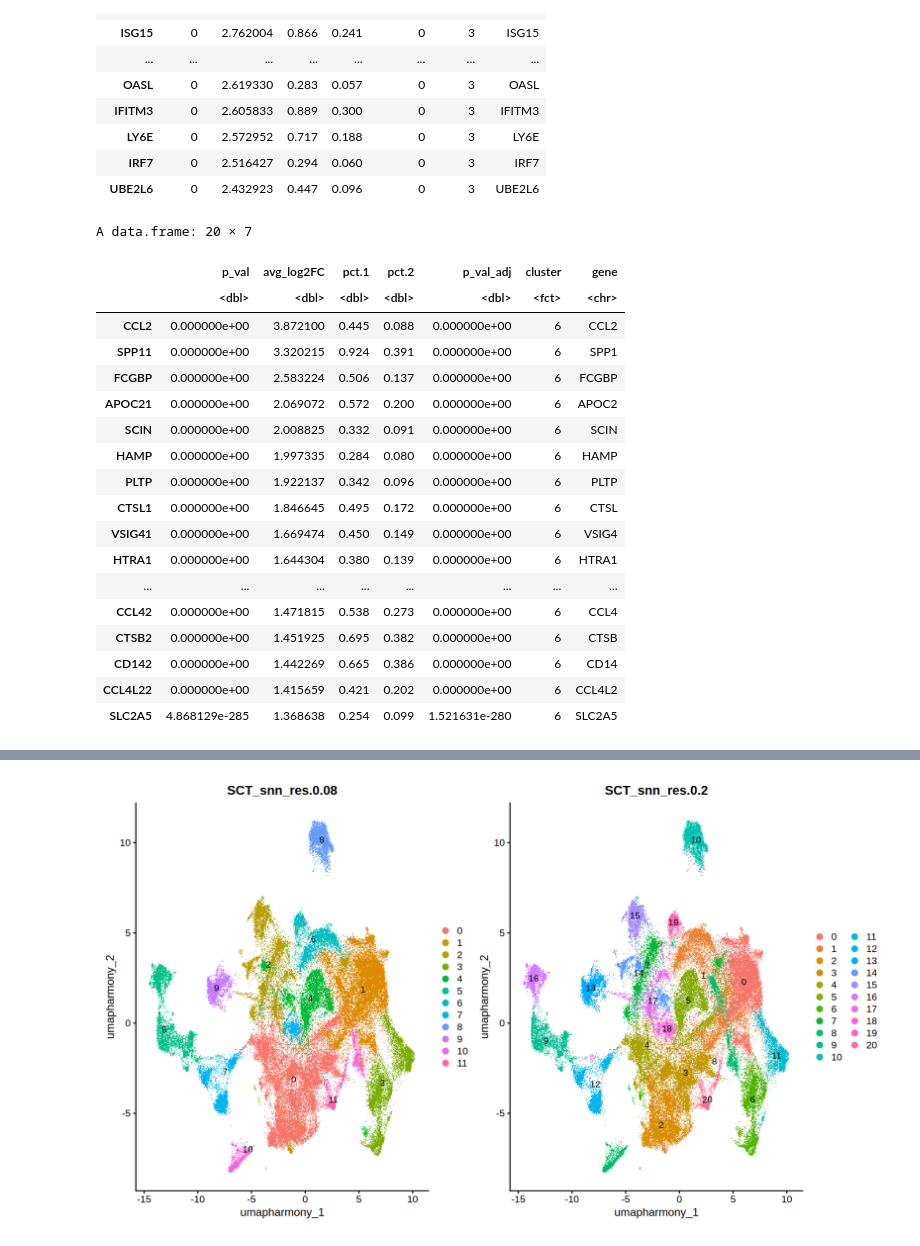
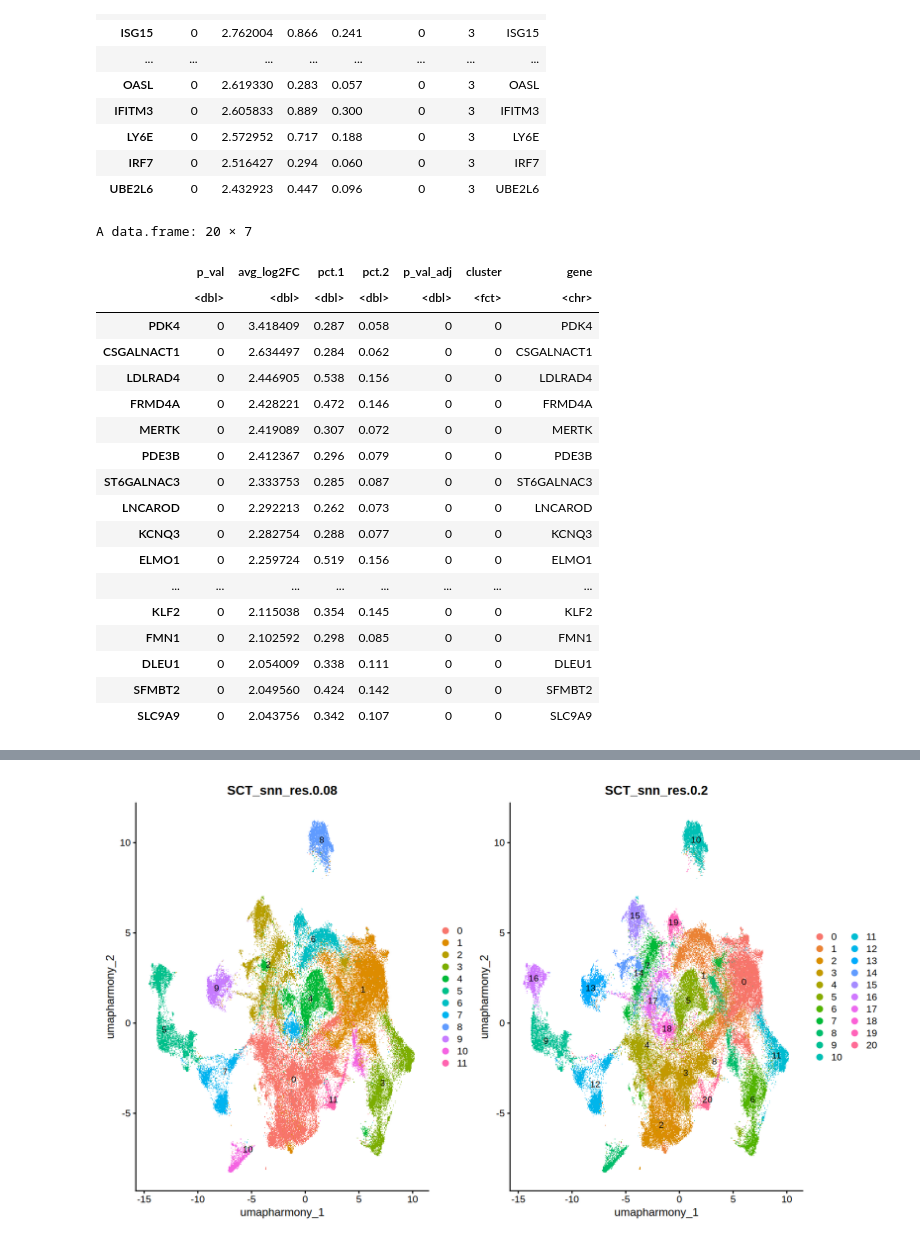
Before and after one commit to bao-mathmod/Gliomas, a Jupyter notebook: 04.upstream/4.3_scRNA/03.subclustering/myeloid/01_1_myeloid_eda.ipynb, the cells around one changed output, grey strips where cells are left out. Saved outputs shown, nothing was run; the diff lists cells and outputs as text; code cells hidden in the pictures.

```diff
--- a/04.upstream/4.3_scRNA/03.subclustering/myeloid/01_1_myeloid_eda.ipynb
+++ b/04.upstream/4.3_scRNA/03.subclustering/myeloid/01_1_myeloid_eda.ipynb
@@ -299,24 +310,24 @@ A data.frame: 20 × 7
 | IRF7 | 0 | 2.516427 | 0.294 | 0.060 | 0 | 3 | IRF7 |
 | UBE2L6 | 0 | 2.432923 | 0.447 | 0.096 | 0 | 3 | UBE2L6 |
 # %%
-cluster6_2 |> head(20)
+cluster0_2 |> head(20)
 # %% [output]
 A data.frame: 20 × 7
 |  | p_val | avg_log2FC | pct.1 | pct.2 | p_val_adj | cluster | gene |
 |  | <dbl> | <dbl> | <dbl> | <dbl> | <dbl> | <fct> | <chr> |
-| CCL2 | 0.000000e+00 | 3.872100 | 0.445 | 0.088 | 0.000000e+00 | 6 | CCL2 |
-| SPP11 | 0.000000e+00 | 3.320215 | 0.924 | 0.391 | 0.000000e+00 | 6 | SPP1 |
-| FCGBP | 0.000000e+00 | 2.583224 | 0.506 | 0.137 | 0.000000e+00 | 6 | FCGBP |
-| APOC21 | 0.000000e+00 | 2.069072 | 0.572 | 0.200 | 0.000000e+00 | 6 | APOC2 |
-| SCIN | 0.000000e+00 | 2.008825 | 0.332 | 0.091 | 0.000000e+00 | 6 | SCIN |
-| HAMP | 0.000000e+00 | 1.997335 | 0.284 | 0.080 | 0.000000e+00 | 6 | HAMP |
-| PLTP | 0.000000e+00 | 1.922137 | 0.342 | 0.096 | 0.000000e+00 | 6 | PLTP |
-| CTSL1 | 0.000000e+00 | 1.846645 | 0.495 | 0.172 | 0.000000e+00 | 6 | CTSL |
-| VSIG41 | 0.000000e+00 | 1.669474 | 0.450 | 0.149 | 0.000000e+00 | 6 | VSIG4 |
-| HTRA1 | 0.000000e+00 | 1.644304 | 0.380 | 0.139 | 0.000000e+00 | 6 | HTRA1 |
+| PDK4 | 0 | 3.418409 | 0.287 | 0.058 | 0 | 0 | PDK4 |
+| CSGALNACT1 | 0 | 2.634497 | 0.284 | 0.062 | 0 | 0 | CSGALNACT1 |
+| LDLRAD4 | 0 | 2.446905 | 0.538 | 0.156 | 0 | 0 | LDLRAD4 |
+| FRMD4A | 0 | 2.428221 | 0.472 | 0.146 | 0 | 0 | FRMD4A |
+| MERTK | 0 | 2.419089 | 0.307 | 0.072 | 0 | 0 | MERTK |
+| PDE3B | 0 | 2.412367 | 0.296 | 0.079 | 0 | 0 | PDE3B |
+| ST6GALNAC3 | 0 | 2.333753 | 0.285 | 0.087 | 0 | 0 | ST6GALNAC3 |
+| LNCAROD | 0 | 2.292213 | 0.262 | 0.073 | 0 | 0 | LNCAROD |
+| KCNQ3 | 0 | 2.282754 | 0.288 | 0.077 | 0 | 0 | KCNQ3 |
+| ELMO1 | 0 | 2.259724 | 0.519 | 0.156 | 0 | 0 | ELMO1 |
 | ... | ... | ... | ... | ... | ... | ... | ... |
-| CCL42 | 0.000000e+00 | 1.471815 | 0.538 | 0.273 | 0.000000e+00 | 6 | CCL4 |
-| CTSB2 | 0.000000e+00 | 1.451925 | 0.695 | 0.382 | 0.000000e+00 | 6 | CTSB |
-| CD142 | 0.000000e+00 | 1.442269 | 0.665 | 0.386 | 0.000000e+00 | 6 | CD14 |
-| CCL4L22 | 0.000000e+00 | 1.415659 | 0.421 | 0.202 | 0.000000e+00 | 6 | CCL4L2 |
-| SLC2A5 | 4.868129e-285 | 1.368638 | 0.254 | 0.099 | 1.521631e-280 | 6 | SLC2A5 |
+| KLF2 | 0 | 2.115038 | 0.354 | 0.145 | 0 | 0 | KLF2 |
+| FMN1 | 0 | 2.102592 | 0.298 | 0.085 | 0 | 0 | FMN1 |
+| DLEU1 | 0 | 2.054009 | 0.338 | 0.111 | 0 | 0 | DLEU1 |
+| SFMBT2 | 0 | 2.049560 | 0.424 | 0.142 | 0 | 0 | SFMBT2 |
+| SLC9A9 | 0 | 2.043756 | 0.342 | 0.107 | 0 | 0 | SLC9A9 |
```
Also changed, not shown: parts of 11 cells of this notebook, 7 other files.
